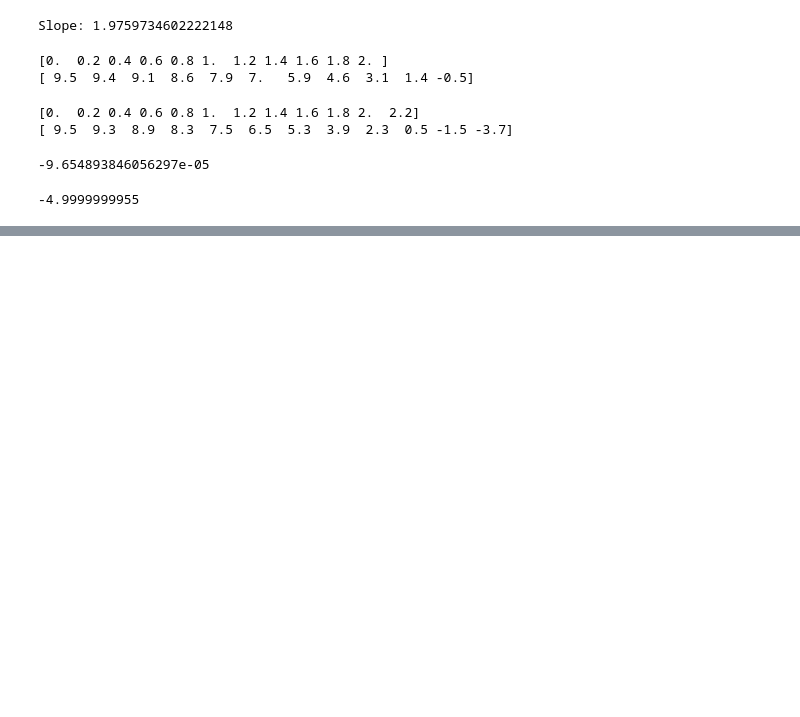
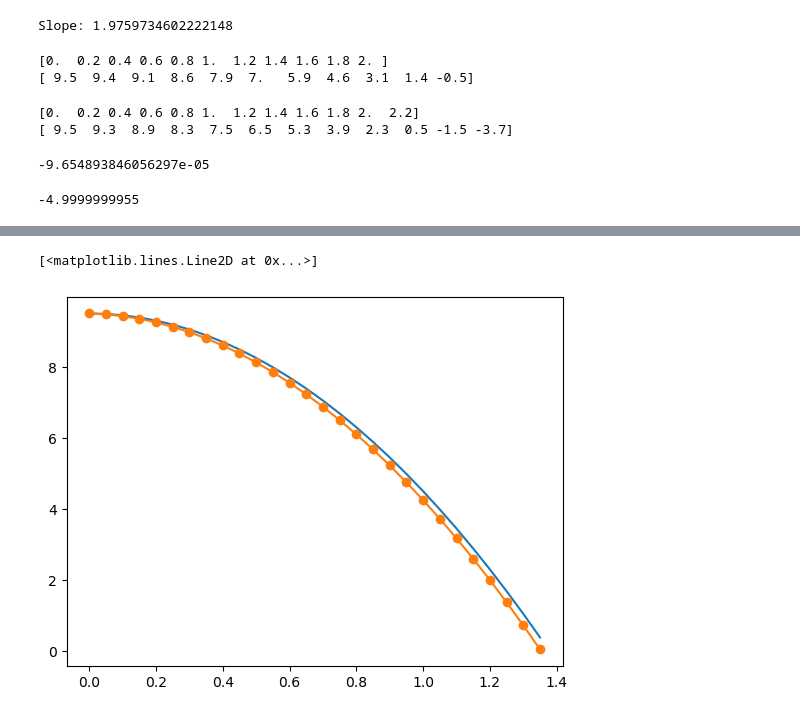
Before and after one commit to MohamedElkamash/moose, a Jupyter notebook: modules/ray_tracing/test_cases/input_files/analytical_free_fall.ipynb, the cells around one changed output, grey strips where cells are left out. Cells and saved outputs as stored; diff of their text form; code cells hidden in the pictures; blank space fills up the shorter version.

```diff
--- a/modules/ray_tracing/test_cases/input_files/analytical_free_fall.ipynb
+++ b/modules/ray_tracing/test_cases/input_files/analytical_free_fall.ipynb
@@ -190,0 +225,39 @@ print(f)
+# %%
+import numpy as np
+import matplotlib.pyplot as plt
+t = np.linspace(0,1.35,28)
+z_anal = z0 -1/2*10*t**2
+z_num = np.array([9.5,
+9.475,
+9.425,
+9.35,
+9.25,
+9.125,
+8.975,
+8.8,
+8.6,
+8.375,
+8.125,
+7.85,
+7.55,
+7.225,
+6.875,
+6.5,
+6.1,
+5.675,
+5.225,
+4.75,
+4.25,
+3.725,
+3.175,
+2.6,
+2,
+1.375,
+0.725,
+0.05
+])
+plt.plot(t,z_anal)
+plt.plot(t,z_num, marker = 'o')
+# %% [output]
+[<matplotlib.lines.Line2D at 0x...>]
+[figure, added]
```
Also changed, not shown: parts of 1 cell of this notebook, 14 other files.
